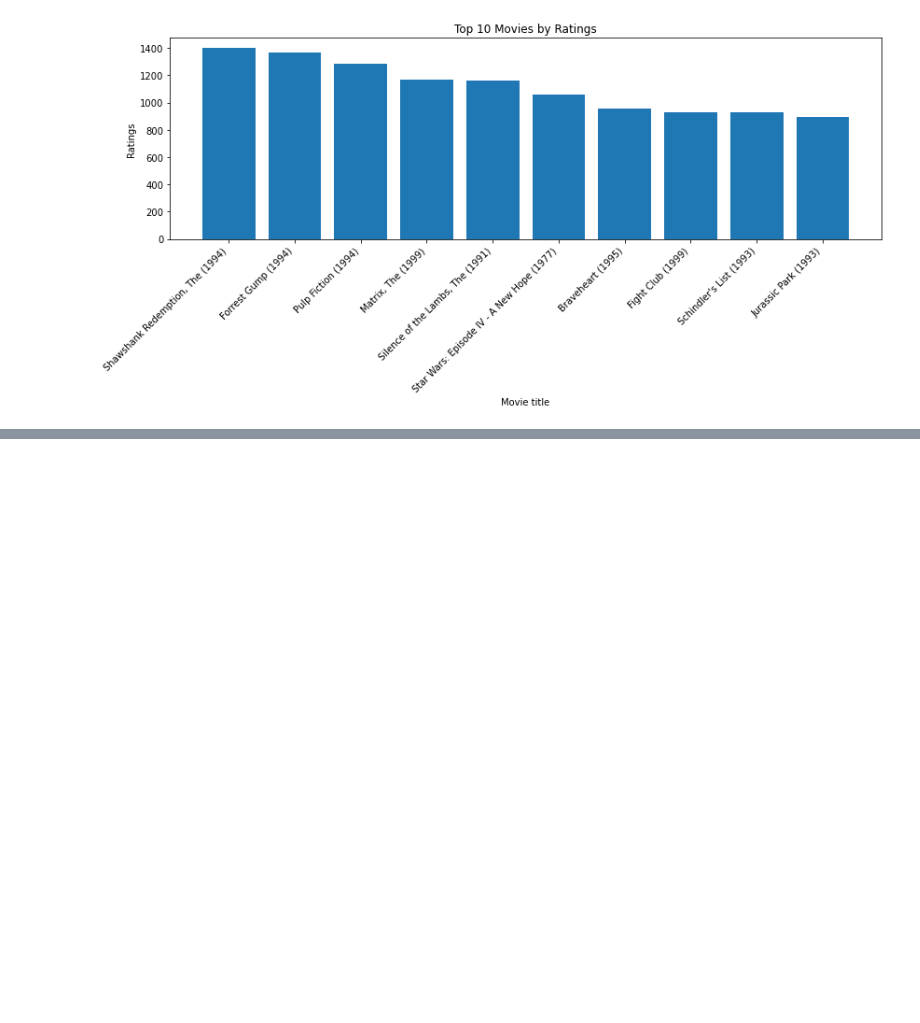
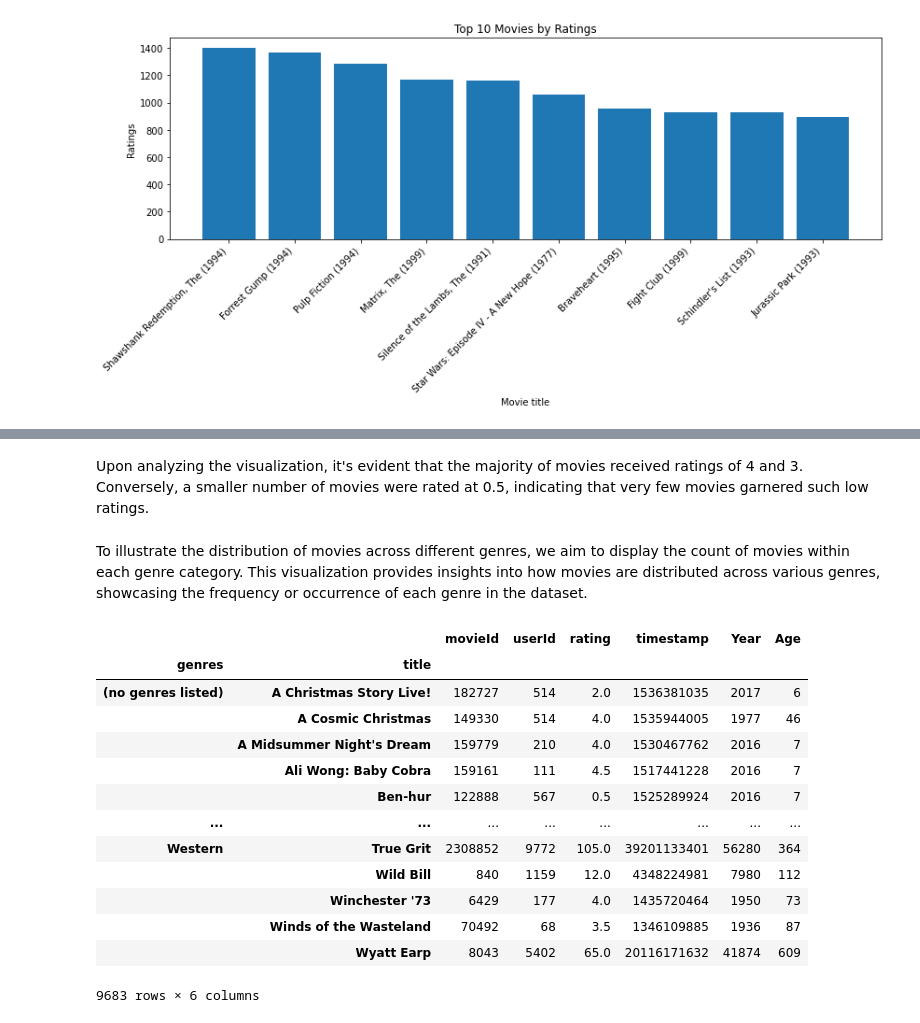
Before and after one commit to omulei/Movie_Recommender_System, a Jupyter notebook: Phase 4 project.ipynb, the cells around one changed output, grey strips where cells are left out. Cells and saved outputs as stored; diff of their text form; code cells hidden in the pictures; blank space fills up the shorter version.

```diff
--- a/Phase 4 project.ipynb
+++ b/Phase 4 project.ipynb
@@ -291,0 +453,22 @@ plt.show()
+# %% [markdown]
+Upon analyzing the visualization, it's evident that the majority of movies received ratings of 4 and 3. Conversely, a smaller number of movies were rated at 0.5, indicating that very few movies garnered such low ratings.
+# %% [markdown]
+To illustrate the distribution of movies across different genres, we aim to display the count of movies within each genre category. This visualization provides insights into how movies are distributed across various genres, showcasing the frequency or occurrence of each genre in the dataset.
+# %%
+genres_movie = movies_and_ratings.groupby(["genres","title"]).sum()
+genres_movie
+# %% [output]
+|  |  | movieId | userId | rating | timestamp | Year | Age |
+| genres | title |  |  |  |  |  |  |
+| (no genres listed) | A Christmas Story Live! | 182727 | 514 | 2.0 | 1536381035 | 2017 | 6 |
+|  | A Cosmic Christmas | 149330 | 514 | 4.0 | 1535944005 | 1977 | 46 |
+|  | A Midsummer Night's Dream | 159779 | 210 | 4.0 | 1530467762 | 2016 | 7 |
+|  | Ali Wong: Baby Cobra | 159161 | 111 | 4.5 | 1517441228 | 2016 | 7 |
+|  | Ben-hur | 122888 | 567 | 0.5 | 1525289924 | 2016 | 7 |
+| ... | ... | ... | ... | ... | ... | ... | ... |
+| Western | True Grit | 2308852 | 9772 | 105.0 | 39201133401 | 56280 | 364 |
+|  | Wild Bill | 840 | 1159 | 12.0 | 4348224981 | 7980 | 112 |
+|  | Winchester '73 | 6429 | 177 | 4.0 | 1435720464 | 1950 | 73 |
+|  | Winds of the Wasteland | 70492 | 68 | 3.5 | 1346109885 | 1936 | 87 |
+|  | Wyatt Earp | 8043 | 5402 | 65.0 | 20116171632 | 41874 | 609 |
+9683 rows × 6 columns
```
Also changed, not shown: parts of 30 cells of this notebook.
